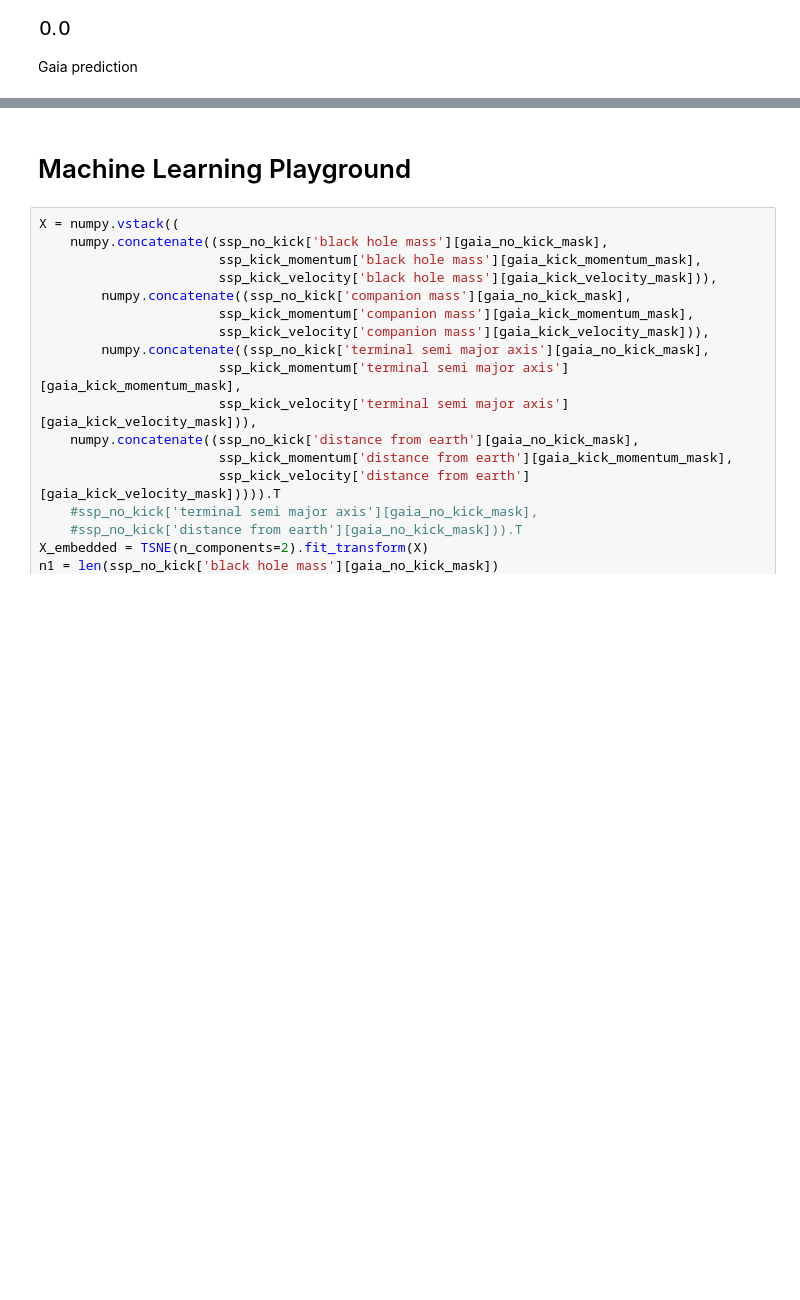
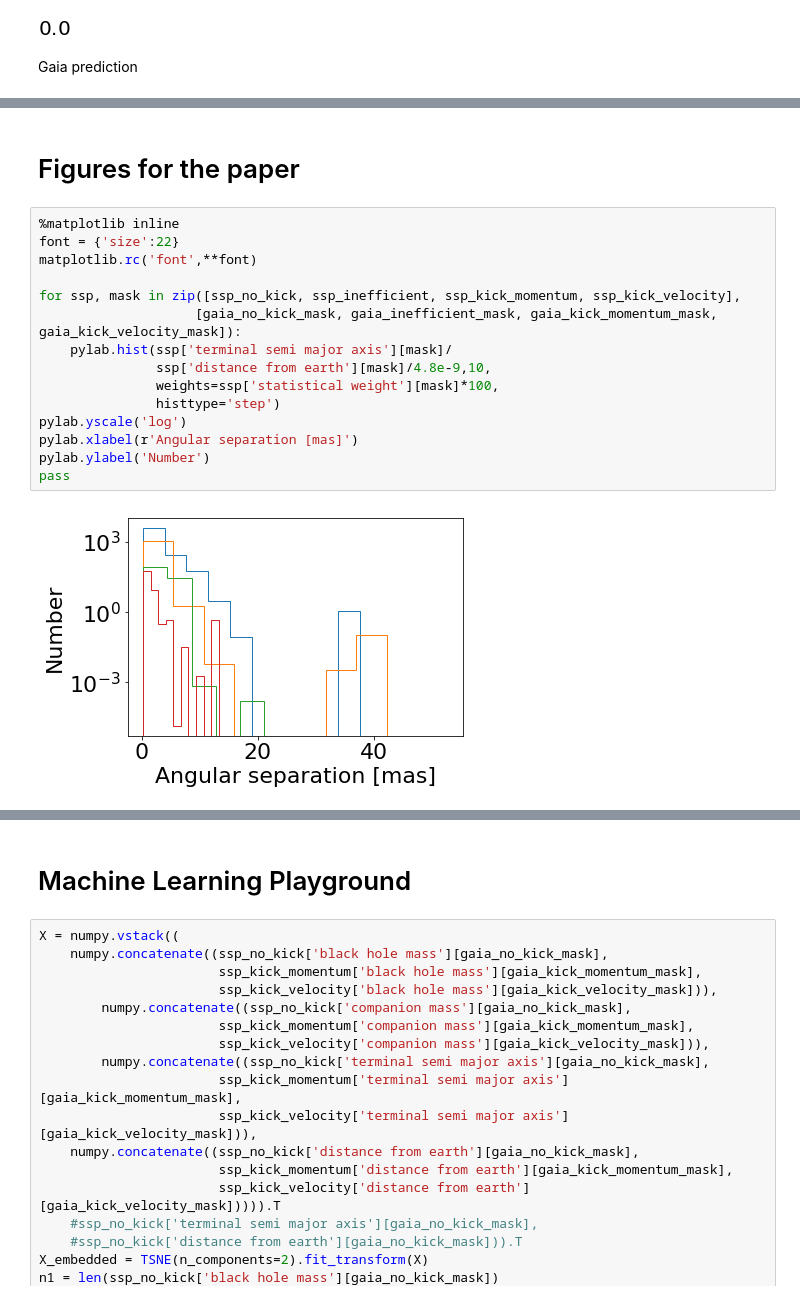
Before and after one commit to bolverk/gaia_black_hole_binaries, a Jupyter notebook: stellar_binary_monte_carlo.ipynb, the cells around one changed output, grey strips where cells are left out. Saved outputs shown, nothing was run; the diff lists cells and outputs as text; blank space fills up the shorter version.

```diff
--- a/stellar_binary_monte_carlo.ipynb
+++ b/stellar_binary_monte_carlo.ipynb
@@ -719,0 +801,19 @@ pass
+# %% [markdown]
+# Figures for the paper
+# %%
+%matplotlib inline
+font = {'size':22}
+matplotlib.rc('font',**font)
+
+for ssp, mask in zip([ssp_no_kick, ssp_inefficient, ssp_kick_momentum, ssp_kick_velocity],
+                    [gaia_no_kick_mask, gaia_inefficient_mask, gaia_kick_momentum_mask, gaia_kick_velocity_mask]):
+    pylab.hist(ssp['terminal semi major axis'][mask]/
+               ssp['distance from earth'][mask]/4.8e-9,10,
+               weights=ssp['statistical weight'][mask]*100,
+               histtype='step')
+pylab.yscale('log')
+pylab.xlabel(r'Angular separation [mas]')
+pylab.ylabel('Number')
+pass
+# %% [output]
+[figure, added]
```
Also changed, not shown: parts of 30 cells of this notebook.
